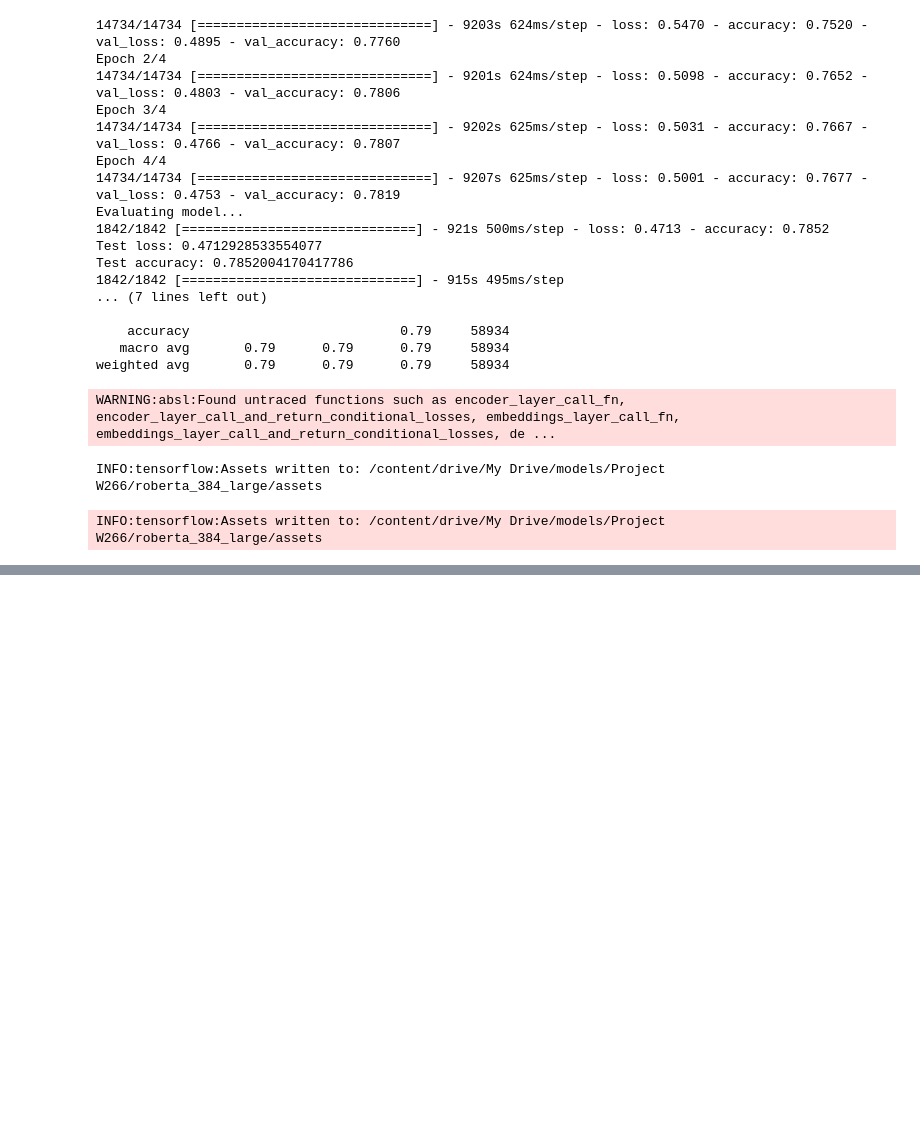
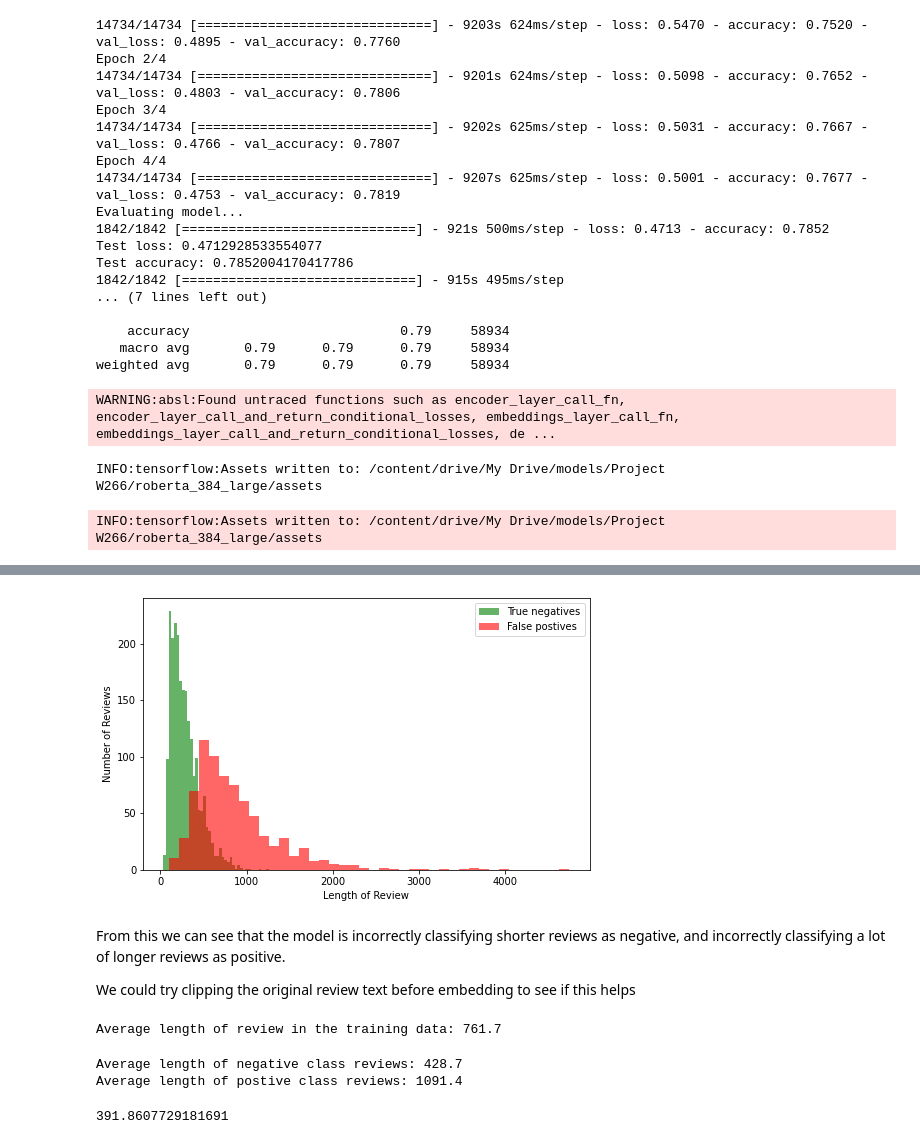
Before and after one commit to toby-p/nlp-bert-predicting-helpfulness, a Jupyter notebook: roBERTa.ipynb, the cells around one changed output, grey strips where cells are left out. Saved outputs shown, nothing was run; the diff lists cells and outputs as text; code cells hidden in the pictures; blank space fills up the shorter version.

```diff
--- a/roBERTa.ipynb
+++ b/roBERTa.ipynb
@@ -406,0 +458,32 @@ INFO:tensorflow:Assets written to: /content/drive/My Drive/models/Project W266/r
+# %%
+fig, ax = plt.subplots(figsize=(8, 5));
+ax.hist(TN.text_length, bins=40, color='g', alpha=0.6, label="True negatives")
+ax.hist(FP.text_length, bins=40, color='r', alpha=0.6, label="False postives")
+ax.set_xlabel("Length of Review")
+ax.set_ylabel("Number of Reviews")
+plt.legend()
+plt.show()
+# %% [output]
+[figure, added]
+# %% [markdown]
+From this we can see that the model is incorrectly classifying shorter reviews as negative, and incorrectly classifying a lot of longer reviews as positive.
+
+We could try clipping the original review text before embedding to see if this helps
+# %%
+print(f'Average length of review in the training data: {round(sum([len(x) for x in x_train]) / len(x_train), 1)}')
+# %% [output]
+Average length of review in the training data: 761.7
+# %%
+train_df = pd.DataFrame({'text': x_train, 'label': y_train})
+train_df['length'] = [len(t) for t in train_df.text]
+print(f'Average length of negative class reviews: {round(sum(train_df[train_df.label == 0].length) / len(train_df[train_df.label == 0]),1)}')
+print(f'Average length of postive class reviews: {round(sum(train_df[train_df.label == 1].length) / len(train_df[train_df.label == 1]),1)}')
+# %% [output]
+Average length of negative class reviews: 428.7
+Average length of postive class reviews: 1091.4
+# %%
+# Trim all reviews to first 500 characters
+x_train_trimmed = [x[0:500] for x in x_train]
+sum([len(x) for x in x_train_trimmed]) / len(x_train_trimmed)
+# %% [output]
+391.8607729181691
```
Also changed, not shown: parts of 31 cells of this notebook.
